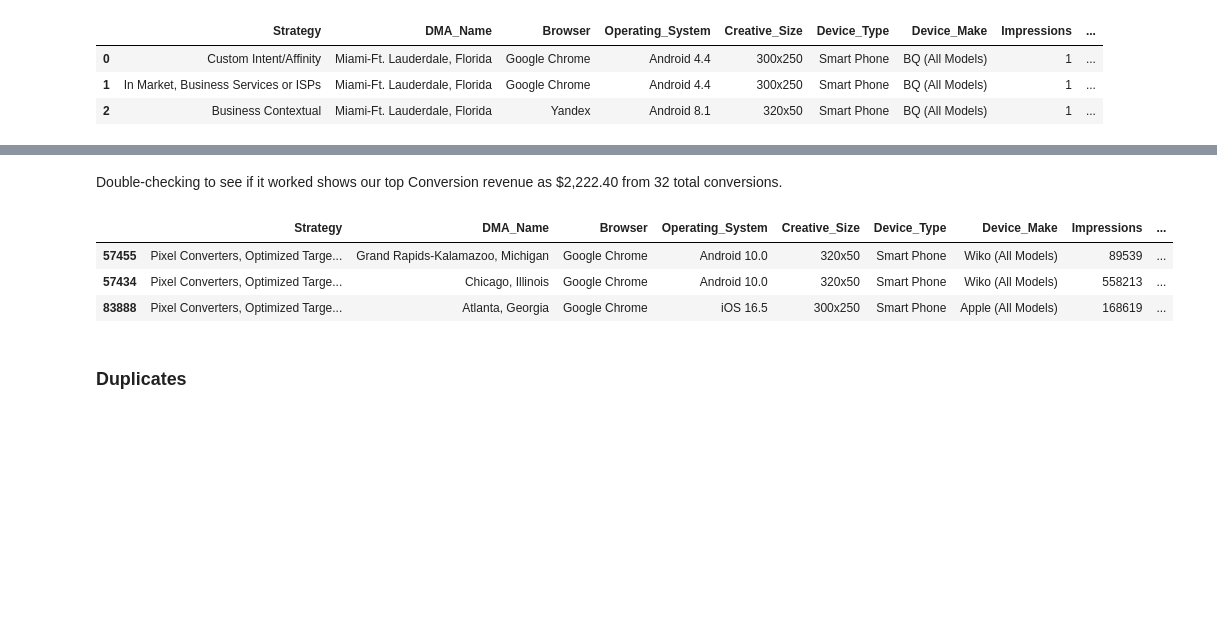
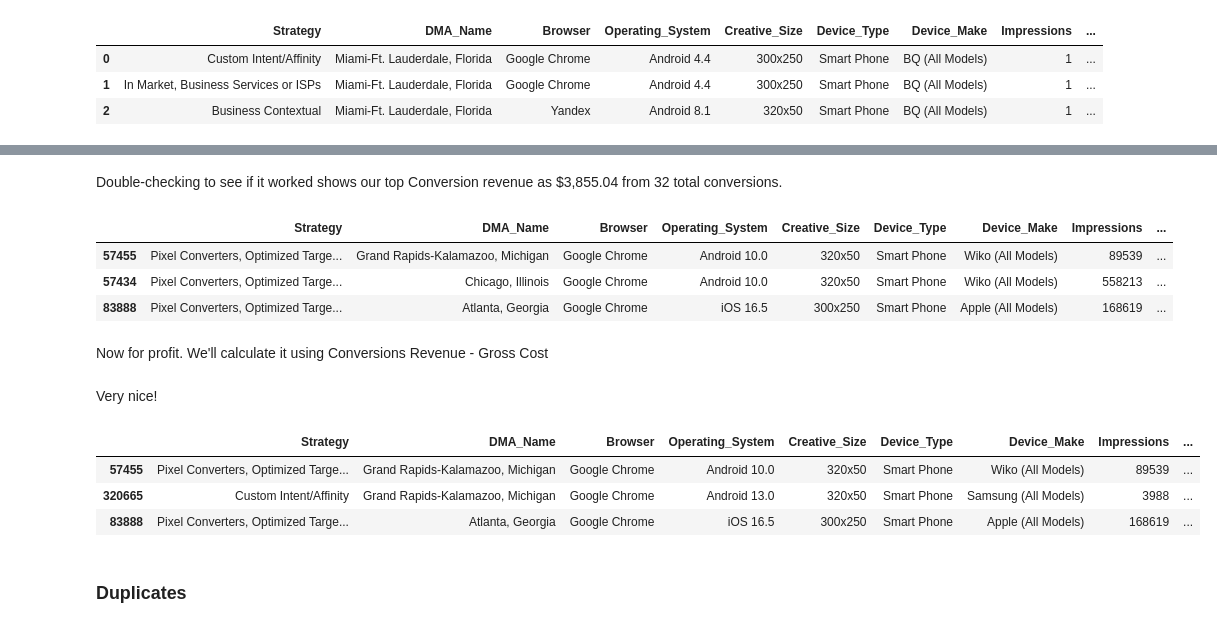
Before and after one commit to jmgcito/Media-Campaign-Analysis, a Jupyter notebook: Media_Campaign_Data_Cleanup.ipynb, the cells around one changed output, grey strips where cells are left out. Drawn from its saved outputs; the diff is of its cells as text; code cells hidden in the pictures; blank space fills up the shorter version.

Commit message:
Fixed conversion rate to reflect creatives and inventory. Added Profit columns.

```diff
--- a/Media_Campaign_Data_Cleanup.ipynb
+++ b/Media_Campaign_Data_Cleanup.ipynb
@@ -316,8 +325,7 @@ I can create a new column, "Conversions_Revenue" by multiplying each row's total
-# %%
-# df.loc[:, 'new_column'] = round(df['col1'] / df['col2'])
-device_location_clean.loc[:, 'Conversions_Revenue'] = device_location_clean.Total_Conversions * 69.45
+# %%
+device_location_clean.loc[:, 'Conversions_Revenue'] = device_location_clean.Total_Conversions * 120.47
 # %% [markdown]
-Double-checking to see if it worked shows our top Conversion revenue as $2,222.40 from 32 total conversions.
+Double-checking to see if it worked shows our top Conversion revenue as $3,855.04 from 32 total conversions.
 # %%
 device_location_clean.sort_values('Conversions_Revenue', ascending=False).head(3)
 # %% [output]
@@ -325,6 +333,19 @@ device_location_clean.sort_values('Conversions_Revenue', ascending=False).head(3
 | 57455 | Pixel Converters, Optimized Targe... | Grand Rapids-Kalamazoo, Michigan | Google Chrome | Android 10.0 | 320x50 | Smart Phone | Wiko (All Models) | 89539 | ... |
 | 57434 | Pixel Converters, Optimized Targe... | Chicago, Illinois | Google Chrome | Android 10.0 | 320x50 | Smart Phone | Wiko (All Models) | 558213 | ... |
 | 83888 | Pixel Converters, Optimized Targe... | Atlanta, Georgia | Google Chrome | iOS 16.5 | 300x250 | Smart Phone | Apple (All Models) | 168619 | ... |
+# %% [markdown]
+Now for profit. We'll calculate it using Conversions Revenue - Gross Cost
+# %%
+device_location_clean.loc[:, 'Profit'] = device_location_clean.Conversions_Revenue - device_location_clean.Gross_Cost
+# %% [markdown]
+Very nice!
+# %%
+device_location_clean.sort_values('Profit', ascending=False).head(3)
+# %% [output]
+|  | Strategy | DMA_Name | Browser | Operating_System | Creative_Size | Device_Type | Device_Make | Impressions | ... |
+| 57455 | Pixel Converters, Optimized Targe... | Grand Rapids-Kalamazoo, Michigan | Google Chrome | Android 10.0 | 320x50 | Smart Phone | Wiko (All Models) | 89539 | ... |
+| 320665 | Custom Intent/Affinity | Grand Rapids-Kalamazoo, Michigan | Google Chrome | Android 13.0 | 320x50 | Smart Phone | Samsung (All Models) | 3988 | ... |
+| 83888 | Pixel Converters, Optimized Targe... | Atlanta, Georgia | Google Chrome | iOS 16.5 | 300x250 | Smart Phone | Apple (All Models) | 168619 | ... |
 # %% [markdown]
 ### Duplicates
 # %% [markdown]
```
Also changed, not shown: parts of 27 cells of this notebook.
